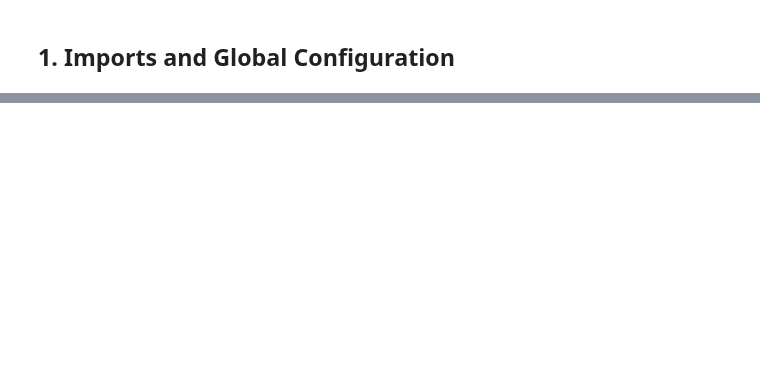
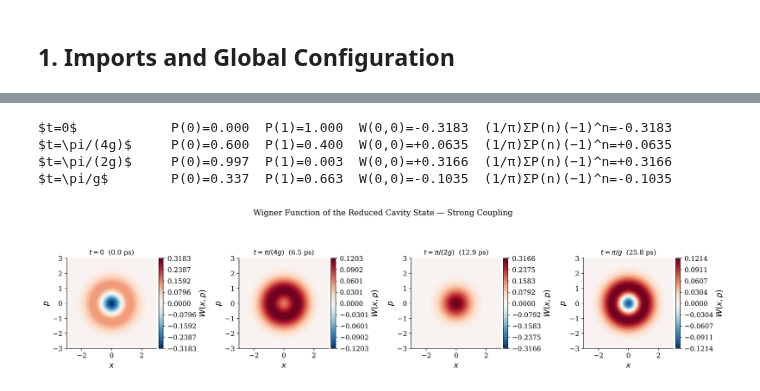
Before and after one commit to SharonXal/Open-Quantum-Dynamics-Simulation, a Jupyter notebook: open_JC_model_lindblad.ipynb, the cells around one changed output, grey strips where cells are left out. Cells and saved outputs as stored; diff of their text form; code cells hidden in the pictures; blank space fills up the shorter version.

```diff
--- a/open_JC_model_lindblad.ipynb
+++ b/open_JC_model_lindblad.ipynb
@@ -1326,0 +348,37 @@ Extensions of this model include:
+# %%
+# ════════════════════════════════════════════════════════════
+#  SECTION 5: Wigner Function Snapshots (strong coupling)
+# ════════════════════════════════════════════════════════════
+t_snap   = np.linspace(0, np.pi/g, 201)            # one exchange period
+res_wig  = mesolve(H_JC, rho0, t_snap, c_ops=c_ops_base, options={"store_states": True})
+
+xvec = np.linspace(-3, 3, 121)
+snap_indices = [0, 50, 100, 200]
+snap_labels  = [r"$t=0$", r"$t=\pi/(4g)$", r"$t=\pi/(2g)$", r"$t=\pi/g$"]
+
+fig, axes = plt.subplots(1, 4, figsize=(16, 4))
+for ax, idx, lbl in zip(axes, snap_indices, snap_labels):
+    rho_cav = ptrace(res_wig.states[idx], 0)
+    W    = wigner(rho_cav, xvec, xvec)
+    wmax = np.max(np.abs(W))
+    im = ax.contourf(xvec, xvec, W, levels=np.linspace(-wmax, wmax, 41), cmap=CMAP)
+    ax.set_title(lbl + f"  ({t_snap[idx]*HBAR_PS:.1f} ps)", fontsize=11)
+    ax.set_xlabel(r"$x$"); ax.set_ylabel(r"$p$")
+    ax.set_aspect("equal")
+    divider = make_axes_locatable(ax)
+    cax = divider.append_axes("right", size="5%", pad=0.05)
+    plt.colorbar(im, cax=cax, label=r"$W(x,p)$")
+    P0, P1 = rho_cav[0, 0].real, rho_cav[1, 1].real
+    print(f"{lbl:16s} P(0)={P0:.3f}  P(1)={P1:.3f}  W(0,0)={W[60,60]:+.4f}  "
+          f"(1/π)ΣP(n)(−1)^n={(P0-P1)/np.pi:+.4f}")
+
+fig.suptitle("Wigner Function of the Reduced Cavity State — Strong Coupling", fontsize=13, y=1.02)
+plt.tight_layout()
+plt.savefig("fig2_wigner.pdf", bbox_inches="tight")
+plt.show()
+# %% [output]
+$t=0$            P(0)=0.000  P(1)=1.000  W(0,0)=-0.3183  (1/π)ΣP(n)(−1)^n=-0.3183
+$t=\pi/(4g)$     P(0)=0.600  P(1)=0.400  W(0,0)=+0.0635  (1/π)ΣP(n)(−1)^n=+0.0635
+$t=\pi/(2g)$     P(0)=0.997  P(1)=0.003  W(0,0)=+0.3166  (1/π)ΣP(n)(−1)^n=+0.3166
+$t=\pi/g$        P(0)=0.337  P(1)=0.663  W(0,0)=-0.1035  (1/π)ΣP(n)(−1)^n=-0.1035
+[figure, added]
```
Also changed, not shown: parts of 61 cells of this notebook.
